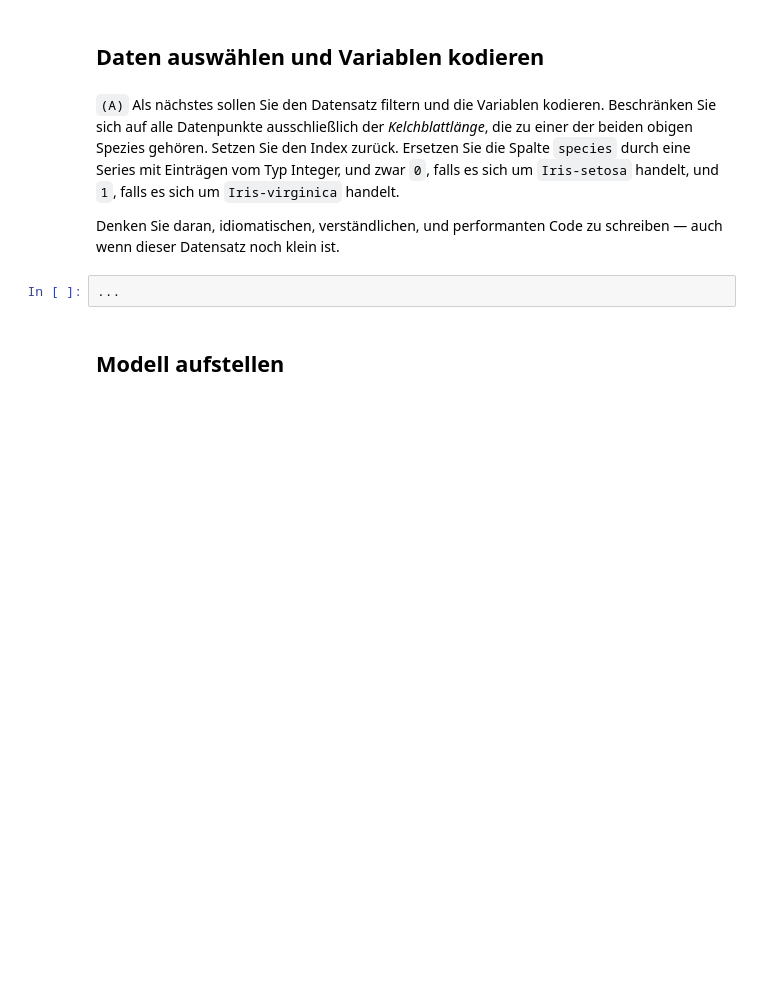
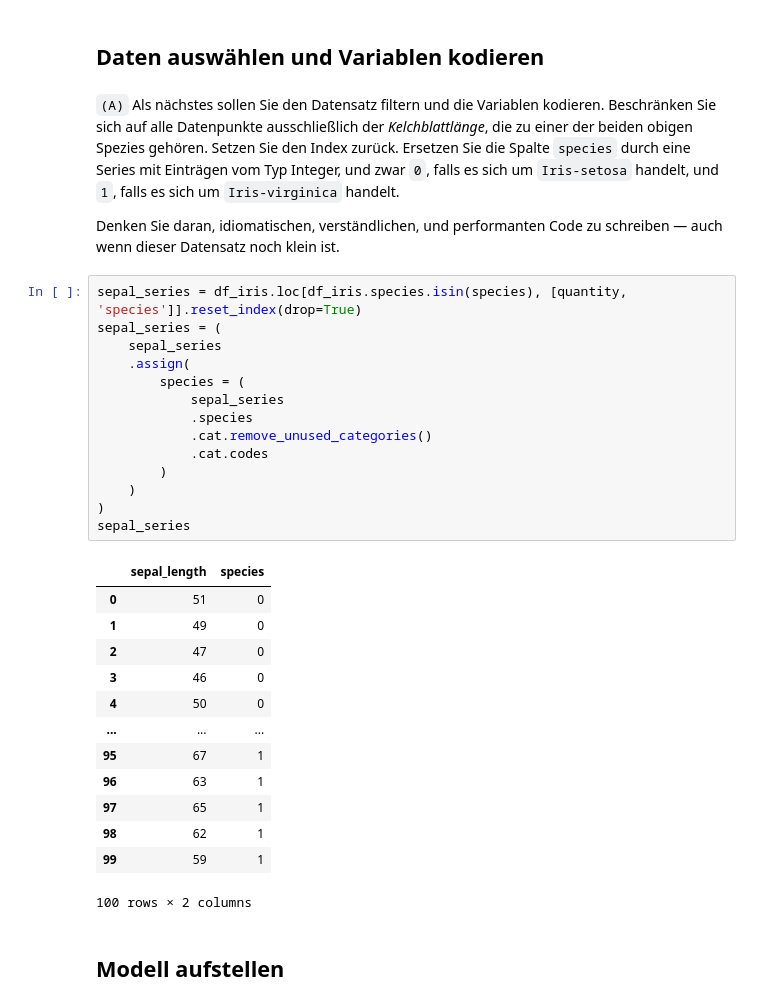
Before and after one commit to TimJoest/Datascience_2, a Jupyter notebook: MNM/Vorlesung/Pandas/7_models/Logistisches_Modell.ipynb, the cells around one changed output. Saved outputs shown, nothing was run; the diff lists cells and outputs as text; blank space fills up the shorter version.

```diff
--- a/MNM/Vorlesung/Pandas/7_models/Logistisches_Modell.ipynb
+++ b/MNM/Vorlesung/Pandas/7_models/Logistisches_Modell.ipynb
@@ -44,7 +81,33 @@ Für unser Modell beschränken wir uns auf die Kelchblattlänge (`'sepal length'
 
 Denken Sie daran, idiomatischen, verständlichen, und performanten Code zu schreiben — auch wenn dieser Datensatz noch klein ist.
 # %%
-...
+sepal_series = df_iris.loc[df_iris.species.isin(species), [quantity, 'species']].reset_index(drop=True)
+sepal_series = (
+    sepal_series
+    .assign(
+        species = (
+            sepal_series
+            .species
+            .cat.remove_unused_categories()
+            .cat.codes
+        )
+    )
+)
+sepal_series
+# %% [output]
+|  | sepal_length | species |
+| 0 | 51 | 0 |
+| 1 | 49 | 0 |
+| 2 | 47 | 0 |
+| 3 | 46 | 0 |
+| 4 | 50 | 0 |
+| ... | ... | ... |
+| 95 | 67 | 1 |
+| 96 | 63 | 1 |
+| 97 | 65 | 1 |
+| 98 | 62 | 1 |
+| 99 | 59 | 1 |
+100 rows × 2 columns
 # %% [markdown]
 ## Modell aufstellen
 # %% [markdown]
```
Also changed, not shown: parts of 9 cells of this notebook, 2 other files.
